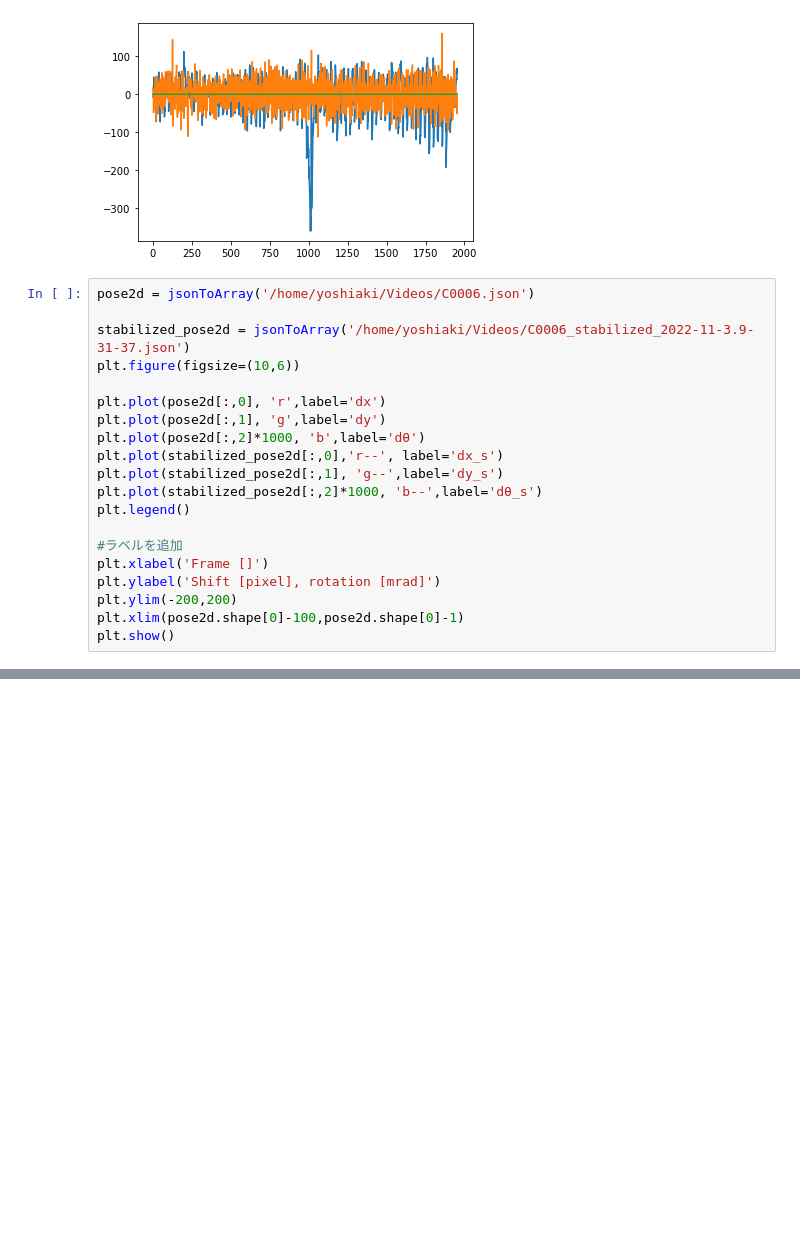
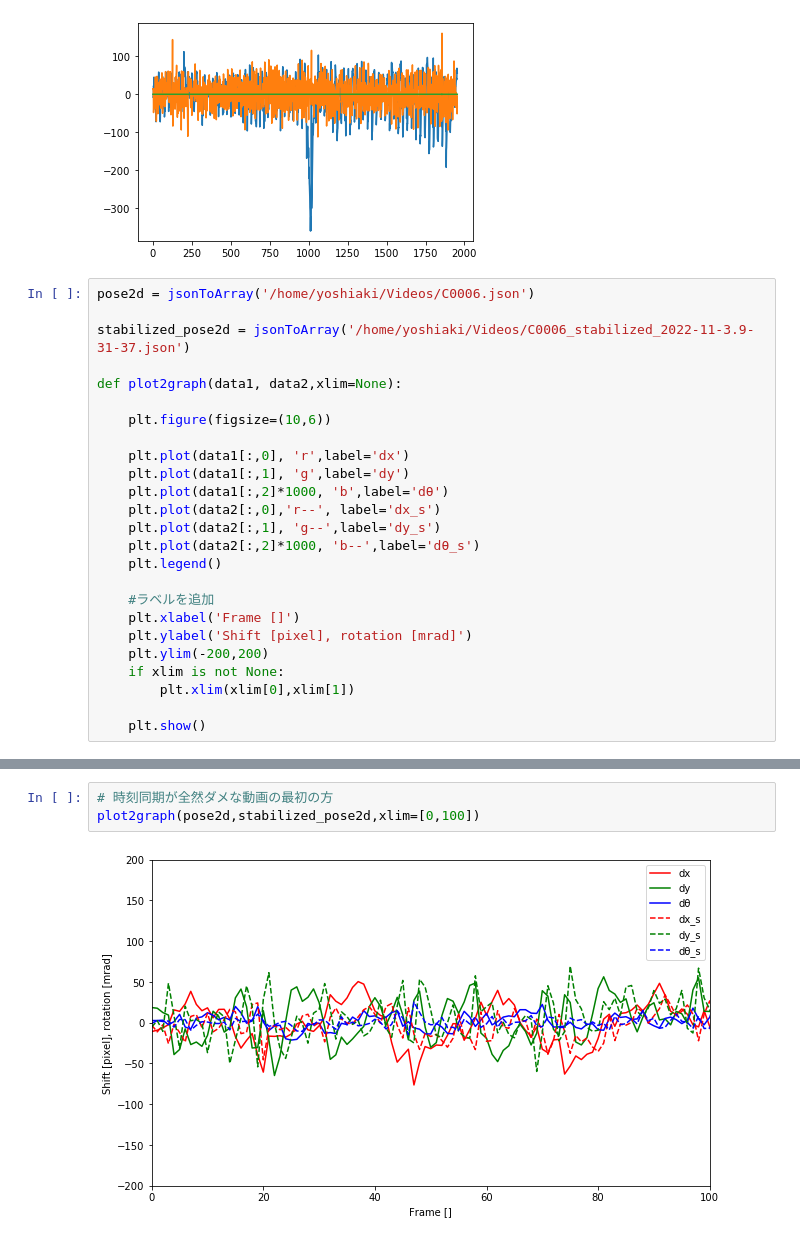
Before and after one commit to yossato/virtualGimbal, a Jupyter notebook: post_processing_software/jupyter/visualize_rotation_and_translation.ipynb, the cells around one changed output, grey strips where cells are left out. Cells and saved outputs as stored; diff of their text form; blank space fills up the shorter version.

```diff
--- a/post_processing_software/jupyter/visualize_rotation_and_translation.ipynb
+++ b/post_processing_software/jupyter/visualize_rotation_and_translation.ipynb
@@ -87,19 +87,24 @@ plt.plot(jsonToArray('/home/yoshiaki/Videos/C0006_stabilized_2022-11-3.4-35-43.j
 pose2d = jsonToArray('/home/yoshiaki/Videos/C0006.json')
 
 stabilized_pose2d = jsonToArray('/home/yoshiaki/Videos/C0006_stabilized_2022-11-3.9-31-37.json')
-plt.figure(figsize=(10,6))
 
-plt.plot(pose2d[:,0], 'r',label='dx')
-plt.plot(pose2d[:,1], 'g',label='dy')
-plt.plot(pose2d[:,2]*1000, 'b',label='dθ')
-plt.plot(stabilized_pose2d[:,0],'r--', label='dx_s')
-plt.plot(stabilized_pose2d[:,1], 'g--',label='dy_s')
-plt.plot(stabilized_pose2d[:,2]*1000, 'b--',label='dθ_s')
-plt.legend()
+def plot2graph(data1, data2,xlim=None):
 
-#ラベルを追加
-plt.xlabel('Frame []')
-plt.ylabel('Shift [pixel], rotation [mrad]')
-plt.ylim(-200,200)
-plt.xlim(pose2d.shape[0]-100,pose2d.shape[0]-1)
-plt.show()
+    plt.figure(figsize=(10,6))
+
+    plt.plot(data1[:,0], 'r',label='dx')
+    plt.plot(data1[:,1], 'g',label='dy')
+    plt.plot(data1[:,2]*1000, 'b',label='dθ')
+    plt.plot(data2[:,0],'r--', label='dx_s')
+    plt.plot(data2[:,1], 'g--',label='dy_s')
+    plt.plot(data2[:,2]*1000, 'b--',label='dθ_s')
+    plt.legend()
+
+    #ラベルを追加
+    plt.xlabel('Frame []')
+    plt.ylabel('Shift [pixel], rotation [mrad]')
+    plt.ylim(-200,200)
+    if xlim is not None:
+        plt.xlim(xlim[0],xlim[1])
+
+    plt.show()
@@ -111,0 +116,5 @@ pose2d.shape[0]
+# %%
+# 時刻同期が全然ダメな動画の最初の方
+plot2graph(pose2d,stabilized_pose2d,xlim=[0,100])
+# %% [output]
+[figure, added]
```
Also changed, not shown: parts of 4 cells of this notebook.
